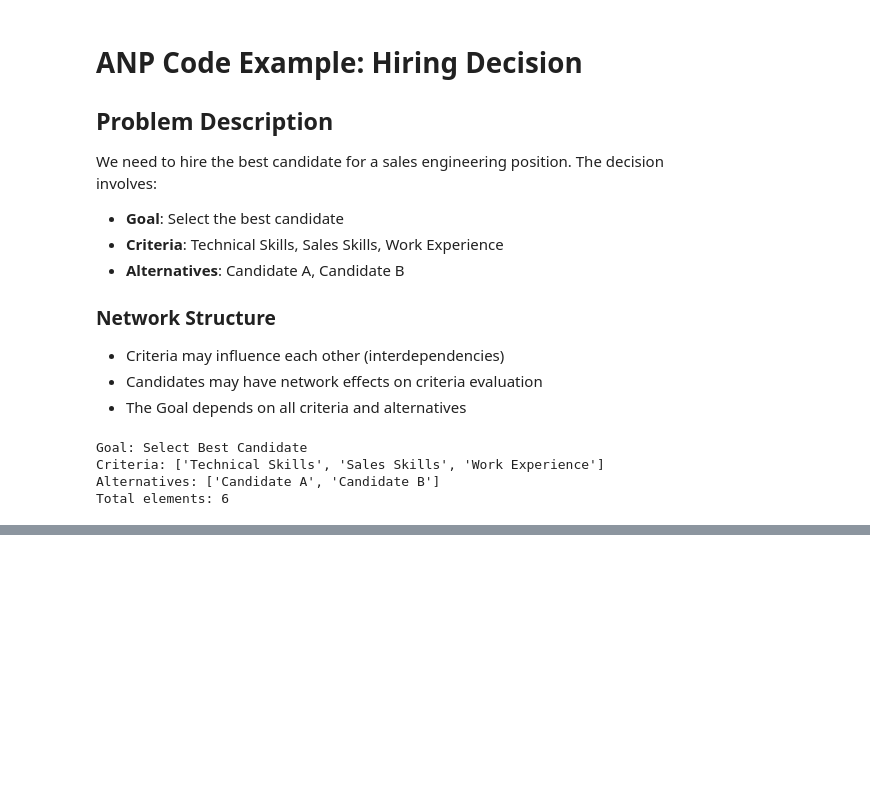
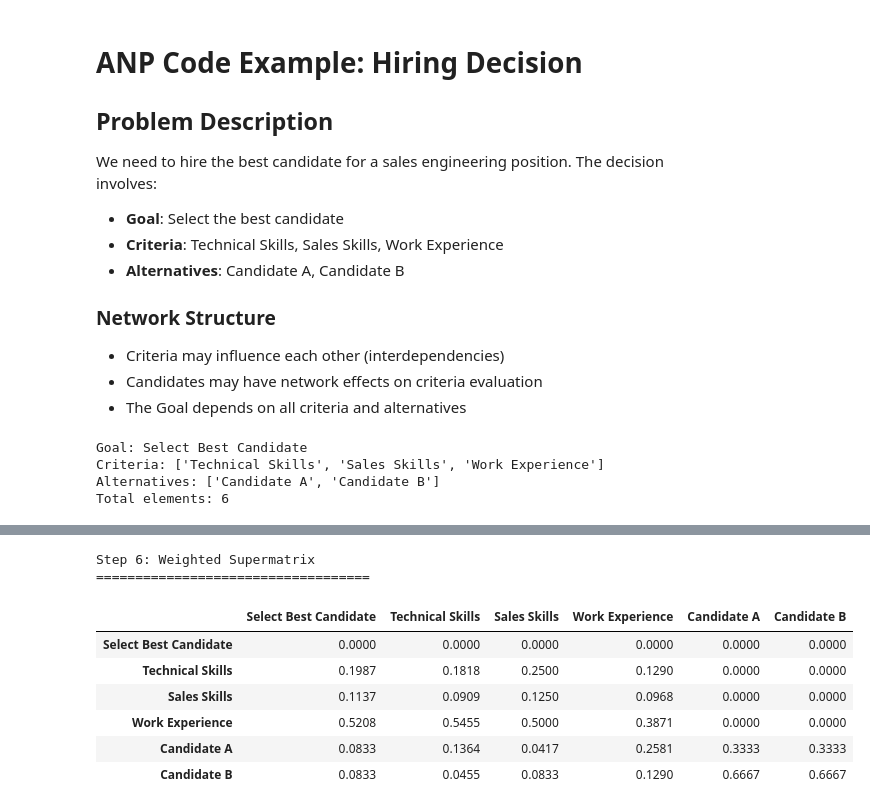
Before and after one commit to HecBanda/mcdm, a Jupyter notebook: notebooks/ntbk7 - Analytic_Network_Process.ipynb, the cells around one changed output, grey strips where cells are left out. Saved outputs shown, nothing was run; the diff lists cells and outputs as text; code cells hidden in the pictures; blank space fills up the shorter version.

```diff
--- a/notebooks/ntbk7 - Analytic_Network_Process.ipynb
+++ b/notebooks/ntbk7 - Analytic_Network_Process.ipynb
@@ -501,19 +585,0 @@ cluster_weights = {
-# %%
-# Create weighted supermatrix
-weighted_supermatrix = supermatrix.copy()
-
-# Apply cluster weights
-weighted_supermatrix[1:4, 0] *= cluster_weights['goal_to_criteria']
-weighted_supermatrix[4:6, 0] *= cluster_weights['goal_to_alternatives']
-weighted_supermatrix[1:4, 1:4] *= cluster_weights['criteria_to_criteria']
-weighted_supermatrix[1:4, 4:6] *= cluster_weights['criteria_to_alternatives']
-weighted_supermatrix[4:6, 1:4] *= cluster_weights['alternatives_to_criteria']
-weighted_supermatrix[4:6, 4:6] *= cluster_weights['alternatives_to_alternatives']
-
-# Make columns stochastic (sum to 1)
-column_sums = weighted_supermatrix.sum(axis=0)
-for j in range(n_total):
-    if column_sums[j] > 0:
-        weighted_supermatrix[:, j] /= column_sums[j]
-
-print_matrix_with_labels(weighted_supermatrix, all_elements, "Weighted Supermatrix")
@@ -727,0 +586,46 @@ Justification: ANP analysis considering network effects and interdependencies
+# %%
+# Step 6: Create Weighted Supermatrix
+
+# Extract calculated cluster weights from Step 4
+criteria_cluster_weight = cluster_weights["Criteria"][
+    1
+]  # How criteria influence criteria block
+alternatives_cluster_weight = cluster_weights["Alternatives"][
+    2
+]  # How alternatives influence alternatives block
+
+# Create weighted supermatrix using calculated weights
+weighted_supermatrix = supermatrix.copy()
+
+# Apply cluster weights to respective blocks
+# Column 0 (Goal): No weighting needed - it's the target
+# Columns 1-3 (Criteria): Weight by criteria cluster importance
+# Columns 4-5 (Alternatives): Weight by alternatives cluster importance
+weighted_supermatrix[:, 1:4] *= criteria_cluster_weight
+weighted_supermatrix[:, 4:6] *= alternatives_cluster_weight
+
+# Normalize columns to be s
+# tochastic (column sums = 1)
+for j in range(n_total):
+    col_sum = np.sum(weighted_supermatrix[:, j])
+    if col_sum > 0:
+        weighted_supermatrix[:, j] = weighted_supermatrix[:, j] / col_sum
+
+print("Step 6: Weighted Supermatrix")
+print("=" * 35)
+
+# Display weighted supermatrix
+weighted_supermatrix_df = pd.DataFrame(
+    weighted_supermatrix, index=all_elements, columns=all_elements
+)
+weighted_supermatrix_df
+# %% [output]
+Step 6: Weighted Supermatrix
+===================================
+|  | Select Best Candidate | Technical Skills | Sales Skills | Work Experience | Candidate A | Candidate B |
+| Select Best Candidate | 0.0000 | 0.0000 | 0.0000 | 0.0000 | 0.0000 | 0.0000 |
+| Technical Skills | 0.1987 | 0.1818 | 0.2500 | 0.1290 | 0.0000 | 0.0000 |
+| Sales Skills | 0.1137 | 0.0909 | 0.1250 | 0.0968 | 0.0000 | 0.0000 |
+| Work Experience | 0.5208 | 0.5455 | 0.5000 | 0.3871 | 0.0000 | 0.0000 |
+| Candidate A | 0.0833 | 0.1364 | 0.0417 | 0.2581 | 0.3333 | 0.3333 |
+| Candidate B | 0.0833 | 0.0455 | 0.0833 | 0.1290 | 0.6667 | 0.6667 |
```
Also changed, not shown: parts of 18 cells of this notebook, 2 other files.
